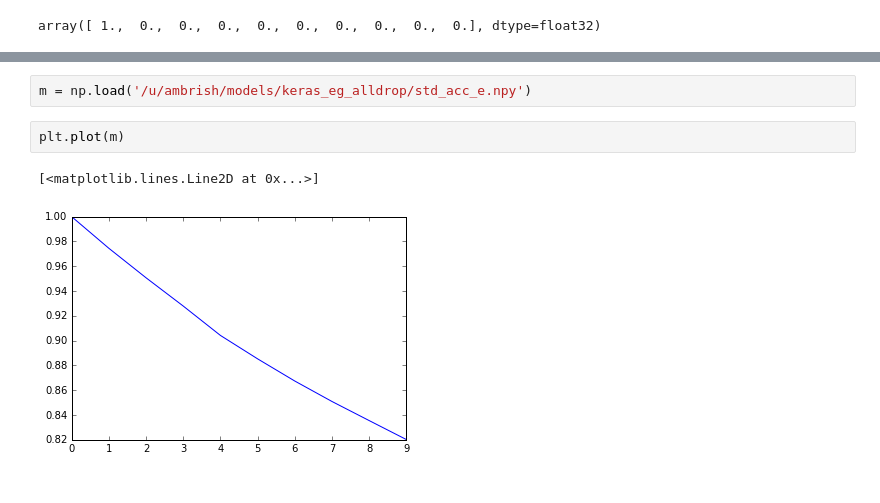
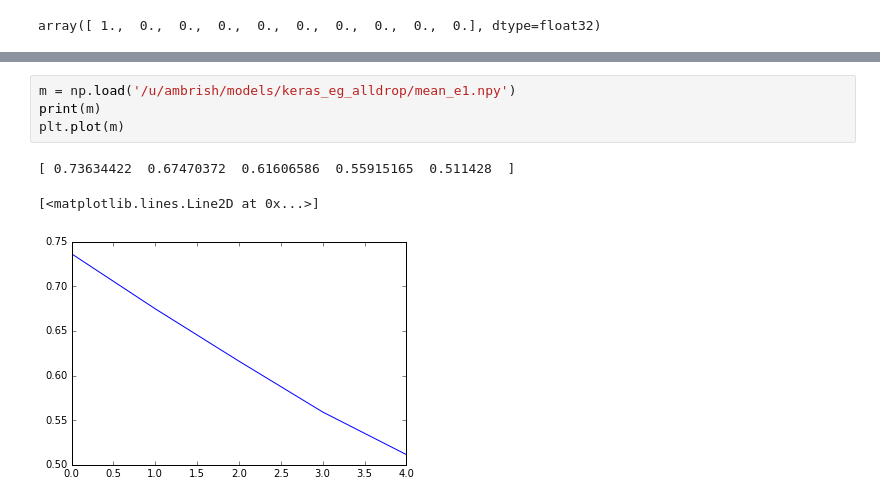
Before and after one commit to ambrishrawat/advflow, a Jupyter notebook: debugging.ipynb, the cells around one changed output, grey strips where cells are left out. Drawn from its saved outputs; the diff is of its cells as text.

```diff
--- a/debugging.ipynb
+++ b/debugging.ipynb
@@ -624,8 +635,9 @@ array([ 1.,  0.,  0.,  0.,  0.,  0.,  0.,  0.,  0.,  0.], dtype=float32)
 # %%
-m = np.load('/u/ambrish/models/keras_eg_alldrop/std_acc_e.npy')
+m = np.load('/u/ambrish/models/keras_eg_alldrop/mean_e1.npy')
+print(m)
+plt.plot(m)
+# %% [output]
+[ 0.73634422  0.67470372  0.61606586  0.55915165  0.511428  ]
+[<matplotlib.lines.Line2D at 0x...>]
+[figure, added]
-# %%
-plt.plot(m)
-# %% [output]
-[<matplotlib.lines.Line2D at 0x...>]
-[figure, removed]
 # %%
```
Also changed, not shown: parts of 13 cells of this notebook, 4 other files.
